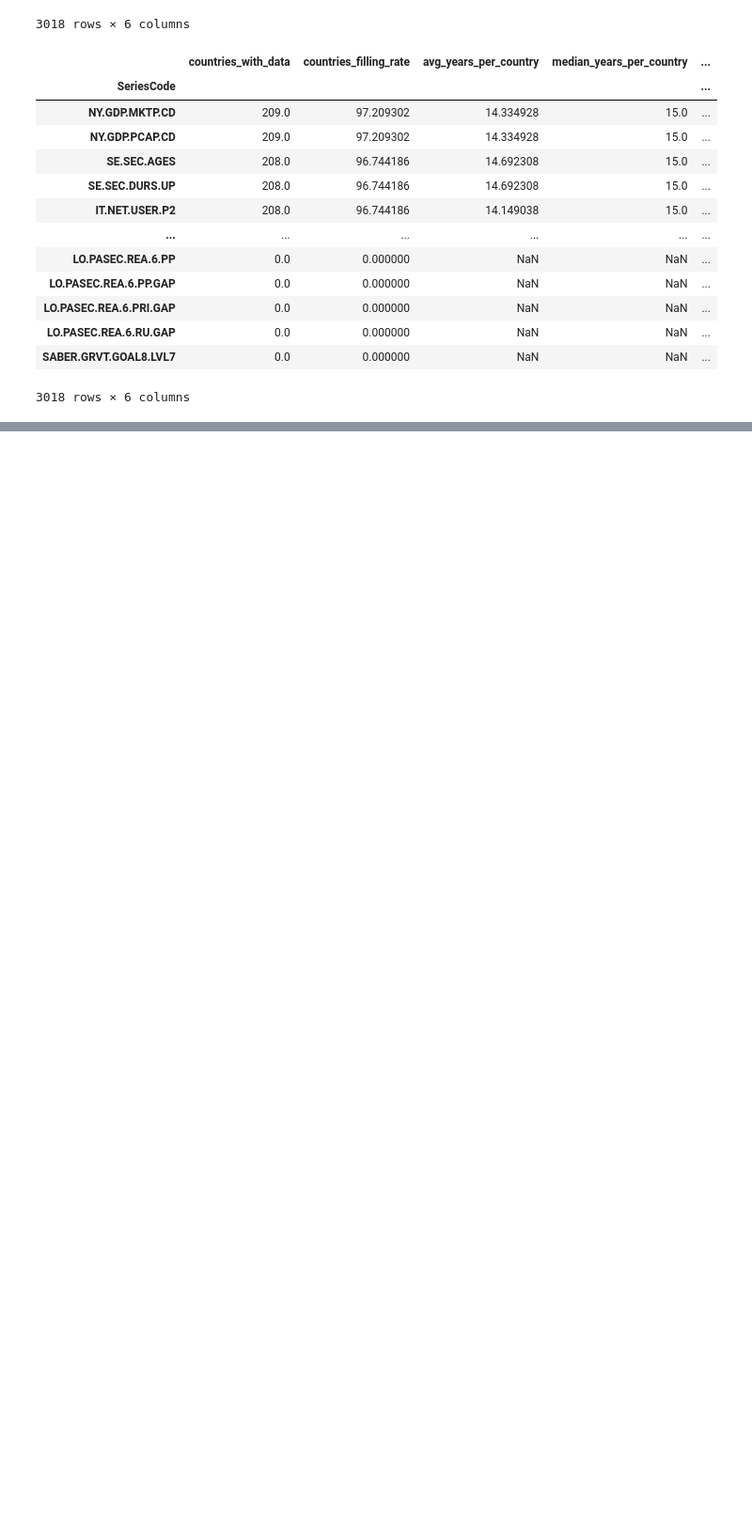
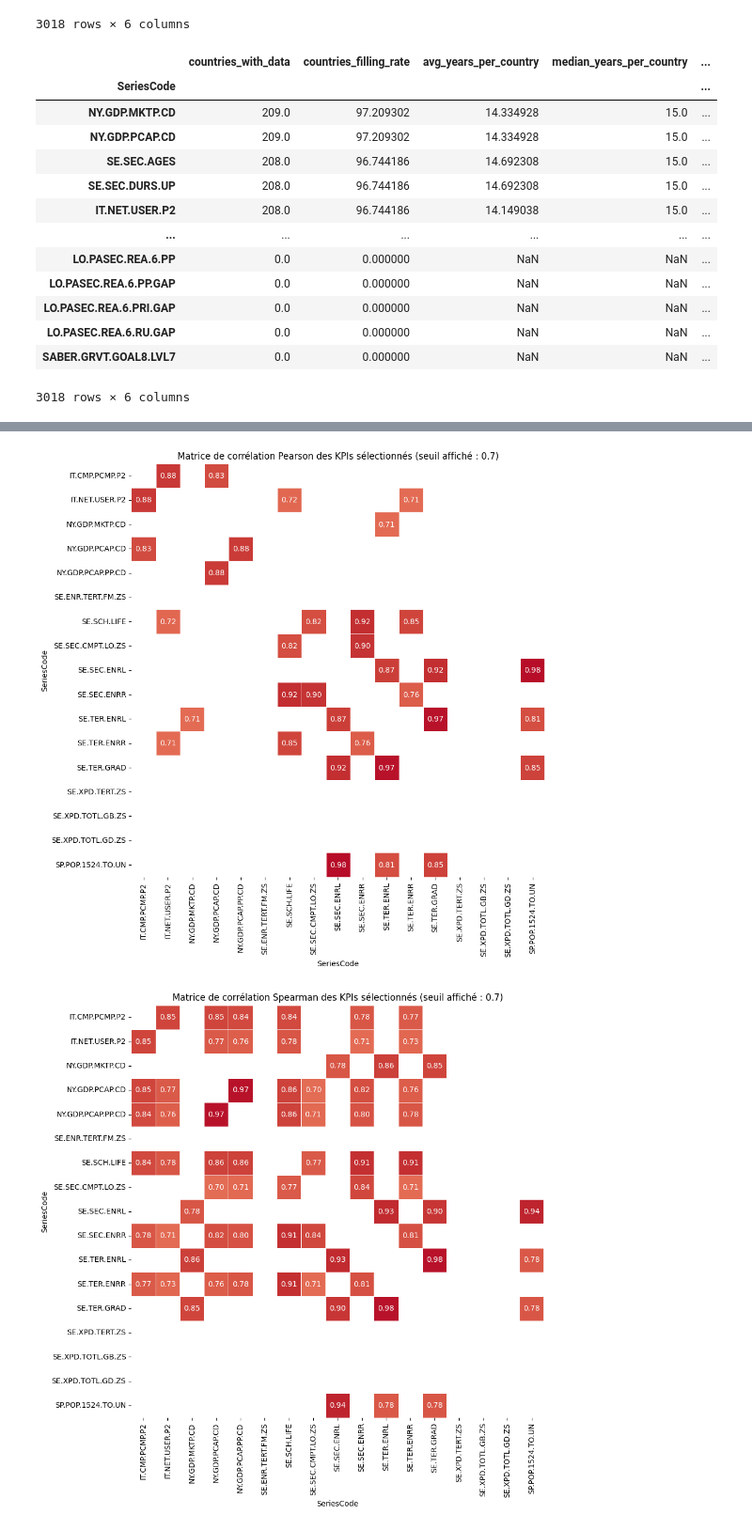
Before and after one commit to PAANNO/OPC-Data_Engineer, a Jupyter notebook: OPC2-Analysez les données de systèmes éducatifs/notebooks/Analyse des données.ipynb, the cells around one changed output, grey strips where cells are left out. Shown at 94% size. Saved outputs shown, nothing was run; the diff lists cells and outputs as text; code cells hidden in the pictures; blank space fills up the shorter version.

```diff
--- a/OPC2-Analysez les données de systèmes éducatifs/notebooks/Analyse des données.ipynb
+++ b/OPC2-Analysez les données de systèmes éducatifs/notebooks/Analyse des données.ipynb
@@ -687,0 +717,35 @@ Cette sélection répond directement à la demande métier : **quantifier le viv
+# %%
+# Passage en long format pour analyse des KPI sélectionnés
+long_final_data_draft_df = final_country_kpi_draft_dfs["data"].melt(
+    id_vars=["CountryCode", "SeriesCode"],
+    value_vars=[str(year) for year in relevent_years],
+    var_name="Year",
+    value_name="Value"
+)
+
+# Pivotement des données pour avoir les KPI en colonnes
+pivot_final_data_draft_df = long_final_data_draft_df.pivot_table(
+    index=["CountryCode", "Year"],
+    columns="SeriesCode",
+    values="Value"
+)
+
+# Création des matrices de corrélation pour les KPI sélectionnés
+corr_pearson_draft = pivot_final_data_draft_df.corr(method='pearson')
+corr_spearman_draft = pivot_final_data_draft_df.corr(method='spearman')
+
+thr = 0.7
+mask_pearson = (corr_pearson_draft.abs() < thr) | np.eye(corr_pearson_draft.shape[0], dtype=bool)
+mask_spearman = (corr_spearman_draft.abs() < thr) | np.eye(corr_spearman_draft.shape[0], dtype=bool)
+
+plt.figure(figsize=(14, 10))
+sns.heatmap(corr_pearson_draft, mask=mask_pearson, annot=True, fmt=".2f", cmap="coolwarm", vmin=-1, vmax=1, square=True, linewidths=0.5, cbar=False)
+plt.title("Matrice de corrélation Pearson des KPIs sélectionnés (seuil affiché : 0.7)")
+plt.show()
+plt.figure(figsize=(14, 10))
+sns.heatmap(corr_spearman_draft, mask=mask_spearman, annot=True, fmt=".2f", cmap="coolwarm", vmin=-1, vmax=1, square=True, linewidths=0.5, cbar=False)
+plt.title("Matrice de corrélation Spearman des KPIs sélectionnés (seuil affiché : 0.7)")
+plt.show()
+# %% [output]
+[figure, added]
+[figure, added]
```
Also changed, not shown: parts of 13 cells of this notebook, 1 other file.
